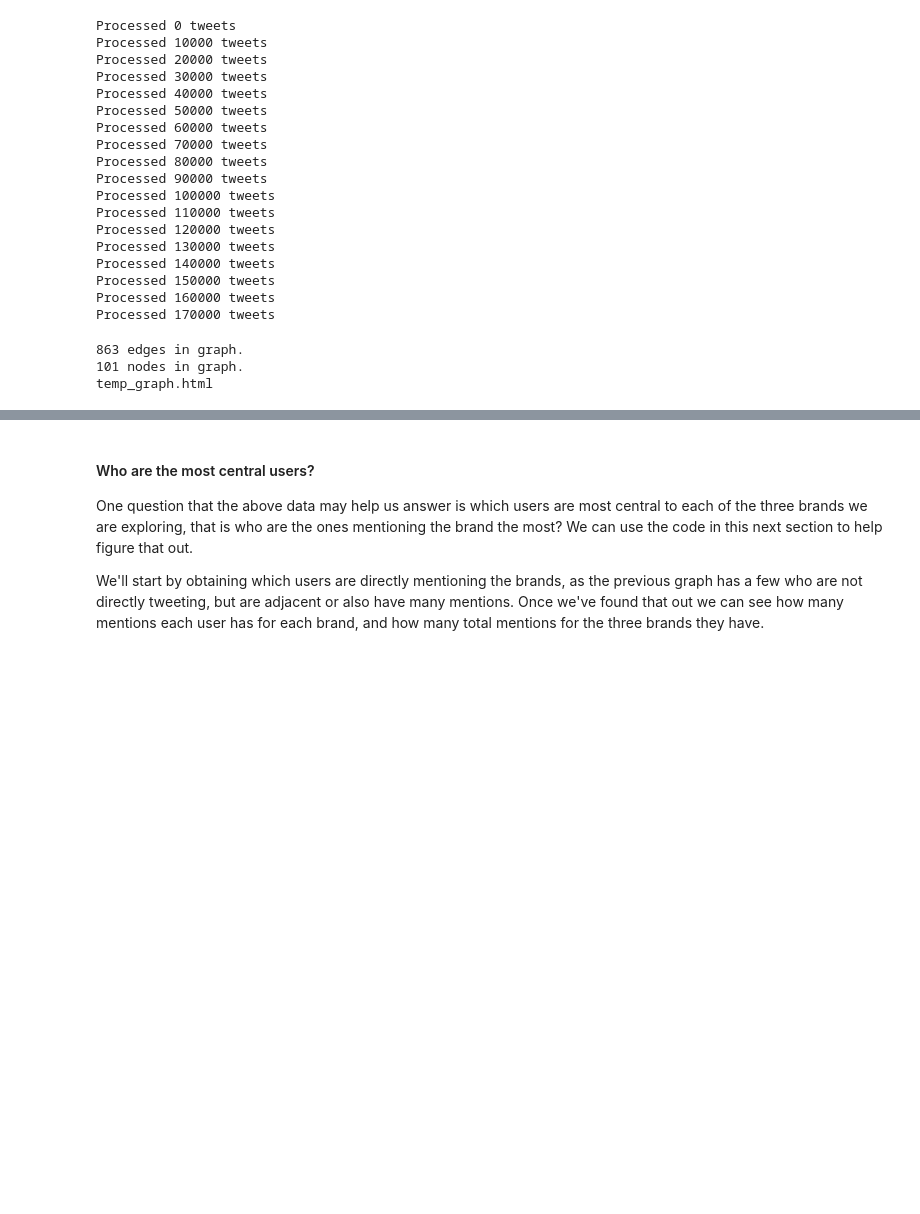
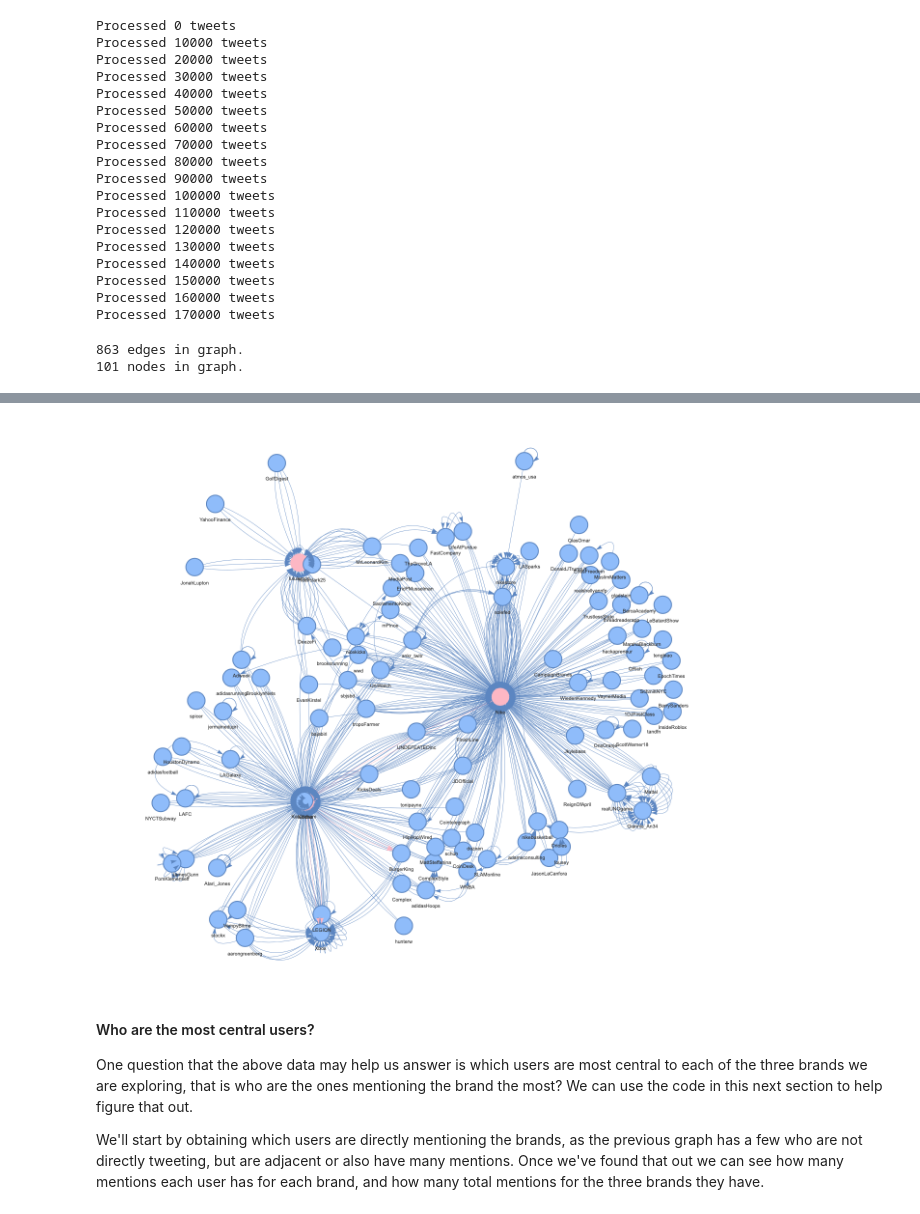
Before and after one commit to iffigueroa/text-marketing-analytics, a Jupyter notebook: dtsa_5800_network_analysis_project.ipynb, the cells around one changed output, grey strips where cells are left out. Saved outputs shown, nothing was run; the diff lists cells and outputs as text; code cells hidden in the pictures; blank space fills up the shorter version.

Commit message:
add images

```diff
--- a/dtsa_5800_network_analysis_project.ipynb
+++ b/dtsa_5800_network_analysis_project.ipynb
@@ -11,4 +11,5 @@ from google.colab import drive
 drive.mount('/content/drive')
 path = "/content/drive/MyDrive/MSDS_marketing_text_analytics/master_files/3_network_analysis/1FinalReport"
 JSON_LOC = f'{path}/nikelululemonadidas_tweets.jsonl'
+SHOW_PNGS_FOR_GIT = True
 # %% [output]
@@ -275,16 +258,20 @@ Successfully installed jedi-0.19.1 pyvis-0.3.2
 # %%
 from pyvis.network import Network
-from IPython.core.display import display, HTML
+from IPython.core.display import display, HTML, Image
 
 #Graph Helpers
 def print_graph_info(graph):
   print(f"{graph.num_edges()} edges in graph.")
   print(f"{graph.num_nodes()} nodes in graph.")
 
-def display_graph(graph):
+def display_graph(graph, png_name):
     print_graph_info(graph)
-    graph.show("temp_graph.html")
-    display(HTML("temp_graph.html"))
+    if graph.num_nodes() > 0 and graph.num_edges() > 0:
+      if SHOW_PNGS_FOR_GIT:
+        display(Image(filename=f'{path}/{png_name}.png') )
+      else:
+        graph.show(f"{png_name}.html")
+        display(HTML(f"{png_name}.png"))
 
 
 def init_graph(directed: bool = False):
@@ -331,8 +318,7 @@ Processed 150000 tweets
 Processed 160000 tweets
 Processed 170000 tweets
 # %%
-display_graph(mention_nt)
+display_graph(mention_nt, 'all_user_mentions')
 # %% [output]
 863 edges in graph.
 101 nodes in graph.
-temp_graph.html
@@ -340,3 +325,4 @@ temp_graph.html
+[figure, added]
 # %% [markdown]
 #### Who are the most central users?
 
```
Also changed, not shown: parts of 19 cells of this notebook.
